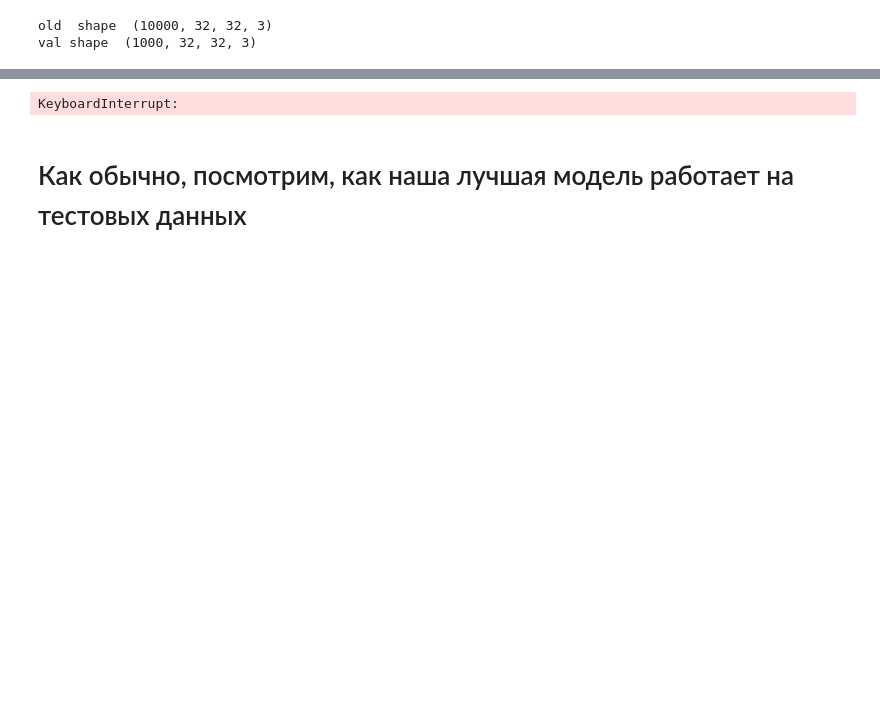
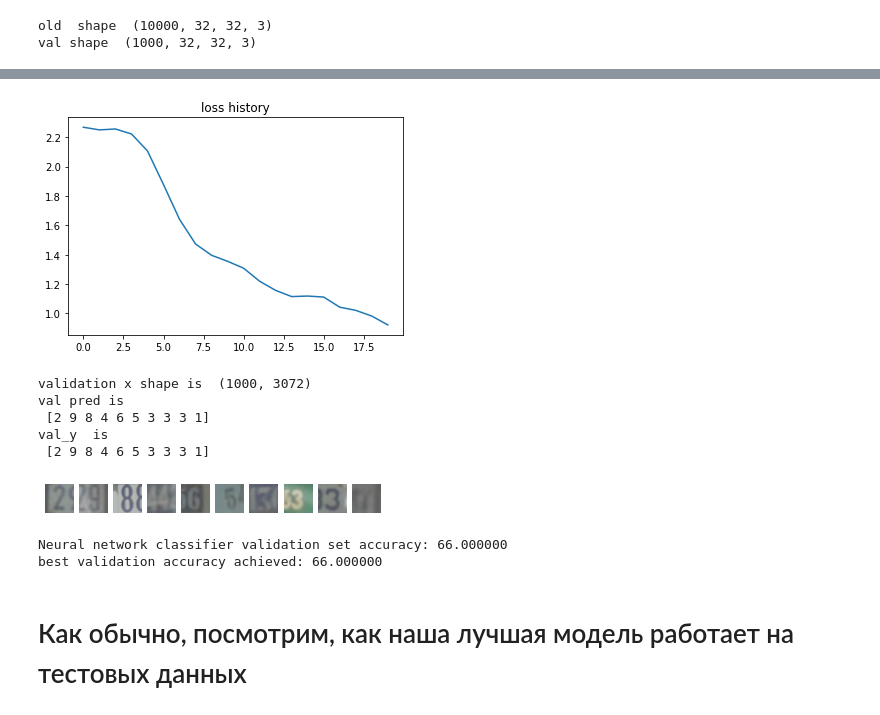
Before and after one commit to ArseniyKa/Mashine-Learning-Examples, a Jupyter notebook: NeuralNetwork.ipynb, the cells around one changed output, grey strips where cells are left out. Cells and saved outputs as stored; diff of their text form; code cells hidden in the pictures; blank space fills up the shorter version.

```diff
--- a/NeuralNetwork.ipynb
+++ b/NeuralNetwork.ipynb
@@ -400,7 +388,7 @@ print("val_y  is \n", val_y[:number])
 for i in range(number):
         plt.subplot(1, number, i+1)
         image = (resh_val_X[i])
-        image = image/np.amax(image) # if float
+        image = (image+1)/2
         plt.imshow(image)
         plt.axis('off')
 
@@ -433,4 +427,12 @@ Epoch: 6, Loss: 1.886856, Train accuracy: 0.391778, val accuracy: 0.398000
+[figure, added]
-KeyboardInterrupt:
+validation x shape is  (1000, 3072)
+val pred is
+ [2 9 8 4 6 5 3 3 3 1]
+val_y  is
+ [2 9 8 4 6 5 3 3 3 1]
+[figure, added]
+Neural network classifier validation set accuracy: 66.000000
+best validation accuracy achieved: 66.000000
 # %% [markdown]
 # Как обычно, посмотрим, как наша лучшая модель работает на тестовых данных
 # %%
```
Also changed, not shown: parts of 2 cells of this notebook, 1 other file.
